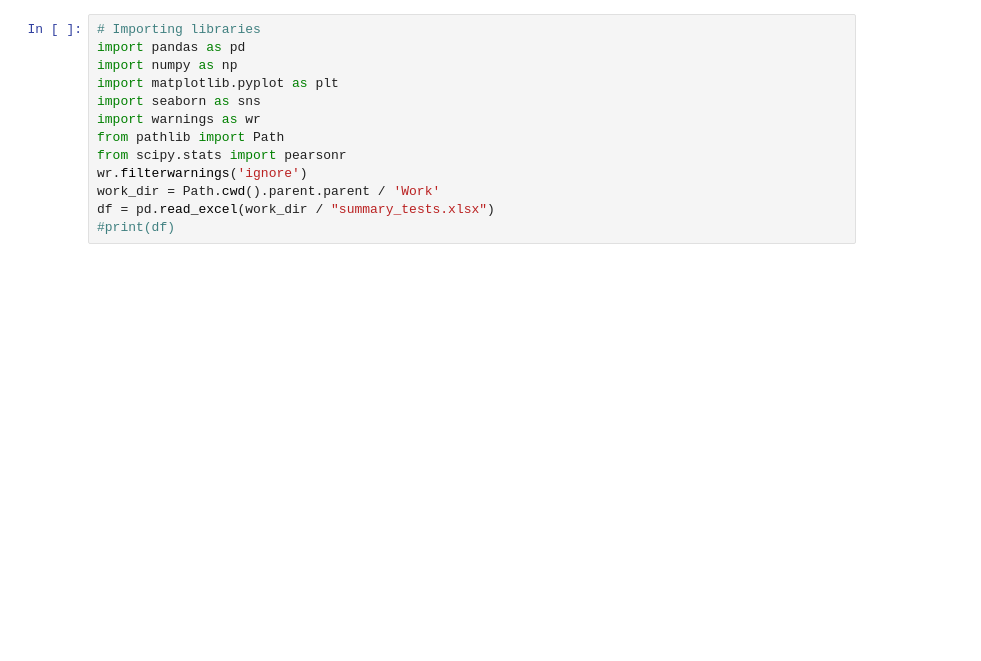
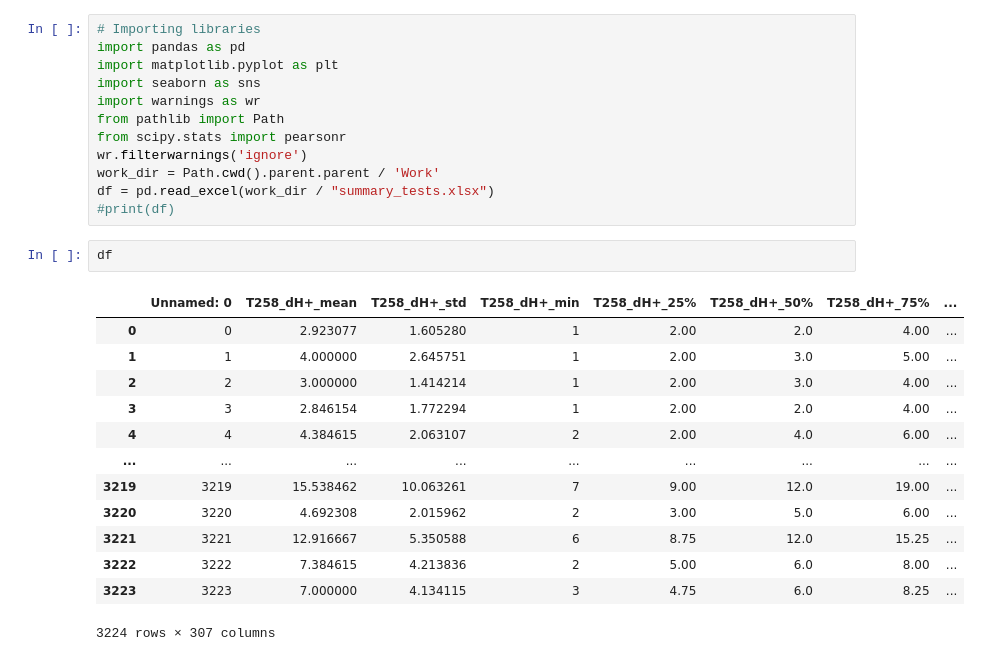
Before and after one commit to hrdslw/Database, a Jupyter notebook: Box_plots_for_features.ipynb, the cells around one changed output. Drawn from its saved outputs; the diff is of its cells as text; blank space fills up the shorter version.

```diff
--- a/Box_plots_for_features.ipynb
+++ b/Box_plots_for_features.ipynb
@@ -1,7 +1,6 @@
 # %%
 # Importing libraries
 import pandas as pd
-import numpy as np
 import matplotlib.pyplot as plt
 import seaborn as sns
 import warnings as wr
@@ -11,6 +10,22 @@ wr.filterwarnings('ignore')
 work_dir = Path.cwd().parent.parent / 'Work'
 df = pd.read_excel(work_dir / "summary_tests.xlsx")
 #print(df)
+# %%
+df
+# %% [output]
+|  | Unnamed: 0 | T258_dH+_mean | T258_dH+_std | T258_dH+_min | T258_dH+_25% | T258_dH+_50% | T258_dH+_75% | ... |
+| 0 | 0 | 2.923077 | 1.605280 | 1 | 2.00 | 2.0 | 4.00 | ... |
+| 1 | 1 | 4.000000 | 2.645751 | 1 | 2.00 | 3.0 | 5.00 | ... |
+| 2 | 2 | 3.000000 | 1.414214 | 1 | 2.00 | 3.0 | 4.00 | ... |
+| 3 | 3 | 2.846154 | 1.772294 | 1 | 2.00 | 2.0 | 4.00 | ... |
+| 4 | 4 | 4.384615 | 2.063107 | 2 | 2.00 | 4.0 | 6.00 | ... |
+| ... | ... | ... | ... | ... | ... | ... | ... | ... |
+| 3219 | 3219 | 15.538462 | 10.063261 | 7 | 9.00 | 12.0 | 19.00 | ... |
+| 3220 | 3220 | 4.692308 | 2.015962 | 2 | 3.00 | 5.0 | 6.00 | ... |
+| 3221 | 3221 | 12.916667 | 5.350588 | 6 | 8.75 | 12.0 | 15.25 | ... |
+| 3222 | 3222 | 7.384615 | 4.213836 | 2 | 5.00 | 6.0 | 8.00 | ... |
+| 3223 | 3223 | 7.000000 | 4.134115 | 3 | 4.75 | 6.0 | 8.25 | ... |
+3224 rows × 307 columns
 # %%
 bins = [0, 30, 55, 100]
 labels = ['<30', '30-55', '56+']
```
Also changed, not shown: parts of 1 cell of this notebook, 6 other files.
